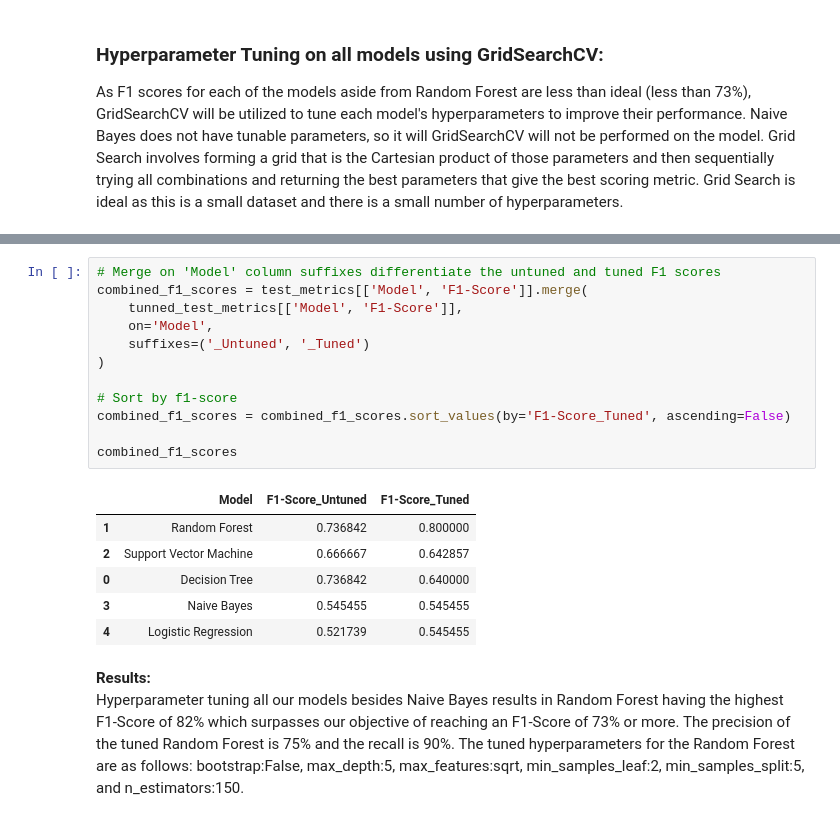
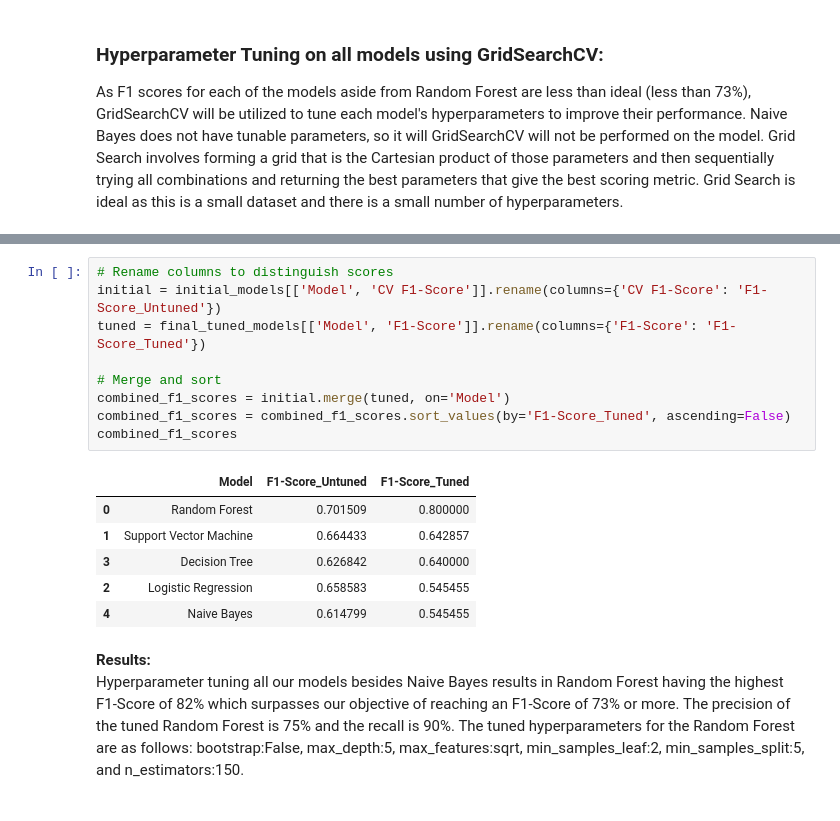
Before and after one commit to Sooihk/Apziva-Project-Happy-Customers, a Jupyter notebook: notebooks/HappyCustomers.ipynb, the cells around one changed output, grey strips where cells are left out. Cells and saved outputs as stored; diff of their text form.

```diff
--- a/notebooks/HappyCustomers.ipynb
+++ b/notebooks/HappyCustomers.ipynb
@@ -543,22 +571,19 @@ Tuning: Naive Bayes
-# %%
-# Merge on 'Model' column suffixes differentiate the untuned and tuned F1 scores
-combined_f1_scores = test_metrics[['Model', 'F1-Score']].merge(
-    tunned_test_metrics[['Model', 'F1-Score']],
-    on='Model',
-    suffixes=('_Untuned', '_Tuned')
-)
-
-# Sort by f1-score
-combined_f1_scores = combined_f1_scores.sort_values(by='F1-Score_Tuned', ascending=False)
-
-combined_f1_scores
-# %% [output]
-|  | Model | F1-Score_Untuned | F1-Score_Tuned |
-| 1 | Random Forest | 0.736842 | 0.800000 |
-| 2 | Support Vector Machine | 0.666667 | 0.642857 |
-| 0 | Decision Tree | 0.736842 | 0.640000 |
-| 3 | Naive Bayes | 0.545455 | 0.545455 |
-| 4 | Logistic Regression | 0.521739 | 0.545455 |
+# %%
+# Rename columns to distinguish scores
+initial = initial_models[['Model', 'CV F1-Score']].rename(columns={'CV F1-Score': 'F1-Score_Untuned'})
+tuned = final_tuned_models[['Model', 'F1-Score']].rename(columns={'F1-Score': 'F1-Score_Tuned'})
+
+# Merge and sort
+combined_f1_scores = initial.merge(tuned, on='Model')
+combined_f1_scores = combined_f1_scores.sort_values(by='F1-Score_Tuned', ascending=False)
+combined_f1_scores
+# %% [output]
+|  | Model | F1-Score_Untuned | F1-Score_Tuned |
+| 0 | Random Forest | 0.701509 | 0.800000 |
+| 1 | Support Vector Machine | 0.664433 | 0.642857 |
+| 3 | Decision Tree | 0.626842 | 0.640000 |
+| 2 | Logistic Regression | 0.658583 | 0.545455 |
+| 4 | Naive Bayes | 0.614799 | 0.545455 |
 # %% [markdown]
 **Results:**
 Hyperparameter tuning all our models besides Naive Bayes results in Random Forest having the highest F1-Score of 82% which surpasses our objective of reaching an F1-Score of 73% or more. The precision of the tuned Random Forest is 75% and the recall is 90%. The tuned hyperparameters for the Random Forest are as follows: bootstrap:False, max_depth:5, max_features:sqrt, min_samples_leaf:2, min_samples_split:5, and n_estimators:150.
```
Also changed, not shown: parts of 7 cells of this notebook, 4 other files.
